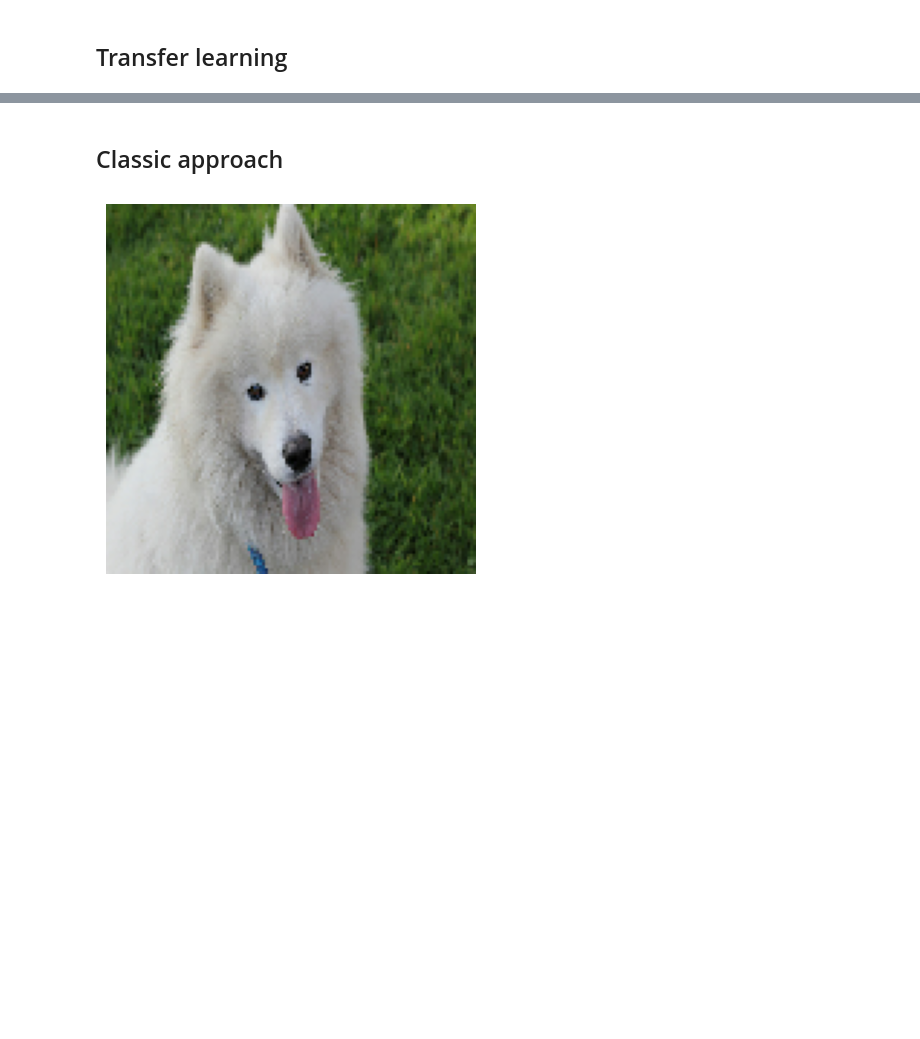
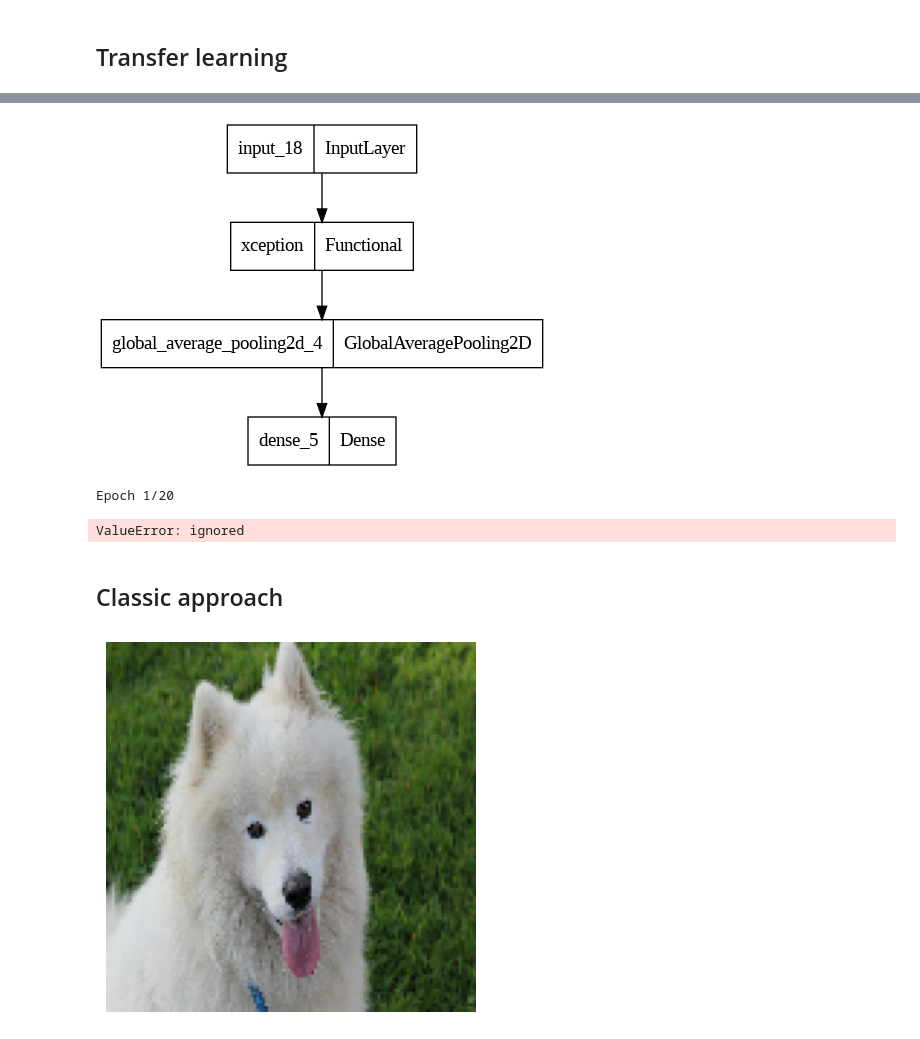
Before and after one commit to mhawryluk/pets-image-segmentation, a Jupyter notebook: segmentation.ipynb, the cells around one changed output, grey strips where cells are left out. Saved outputs shown, nothing was run; the diff lists cells and outputs as text; code cells hidden in the pictures; blank space fills up the shorter version.

```diff
--- a/segmentation.ipynb
+++ b/segmentation.ipynb
@@ -237,0 +331,6 @@ plt.show()
+# %%
+base_model = keras.applications.Xception(
+    weights='imagenet',
+    input_shape=(IMAGE_WIDTH, IMAGE_HEIGHT, 3),
+    include_top=False,
+)
@@ -238,3 +340,35 @@ plt.show()
+# %%
+base_model.trainable = False
+# %%
+inputs = keras.Input(shape=(IMAGE_WIDTH, IMAGE_HEIGHT, 3))
+x = base_model(inputs, training=False)
+x = keras.layers.GlobalAveragePooling2D()(x)
+outputs = layers.Dense(3)(x)
+
+transfer_model = keras.Model(inputs, outputs)
+# %%
+transfer_model.compile(
+    optimizer=tf.keras.optimizers.legacy.Adam(),
+    loss="categorical_crossentropy",
+    metrics="accuracy"
+)
+# %%
+utils.plot_model(transfer_model)
+# %% [output]
+[figure, added]
+# %%
+epochs = 20
+
+transfer_model_history = transfer_model.fit(
+    ds_train_batched,
+    epochs=epochs,
+    steps_per_epoch=oxford_info.splits["train"].num_examples // batch_size,
+    validation_steps=oxford_info.splits["test"].num_examples // batch_size // 5,
+    validation_data=ds_val_batched
+)
+# %% [output]
+Epoch 1/20
+ValueError: ignored
 # %% [markdown]
 ## Classic approach
 # %%
```
Also changed, not shown: parts of 16 cells of this notebook.
